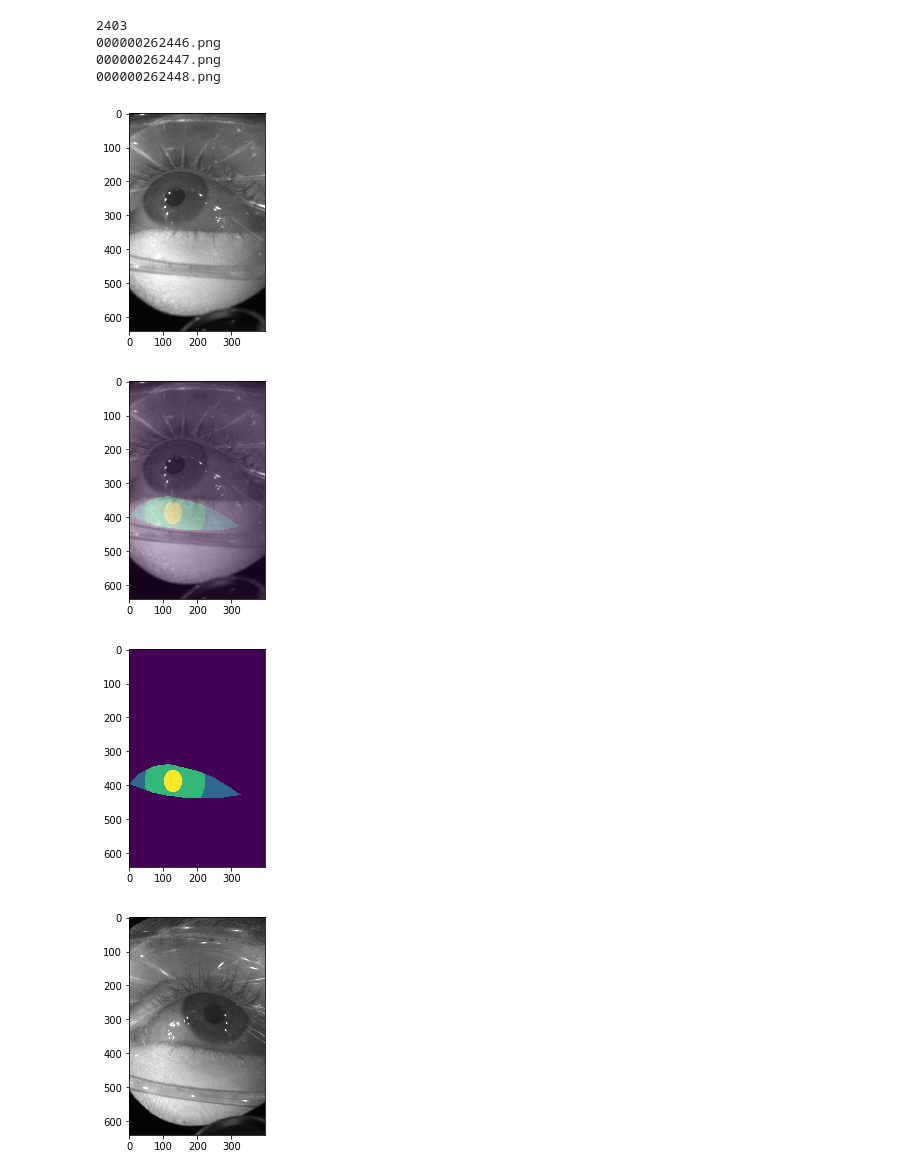
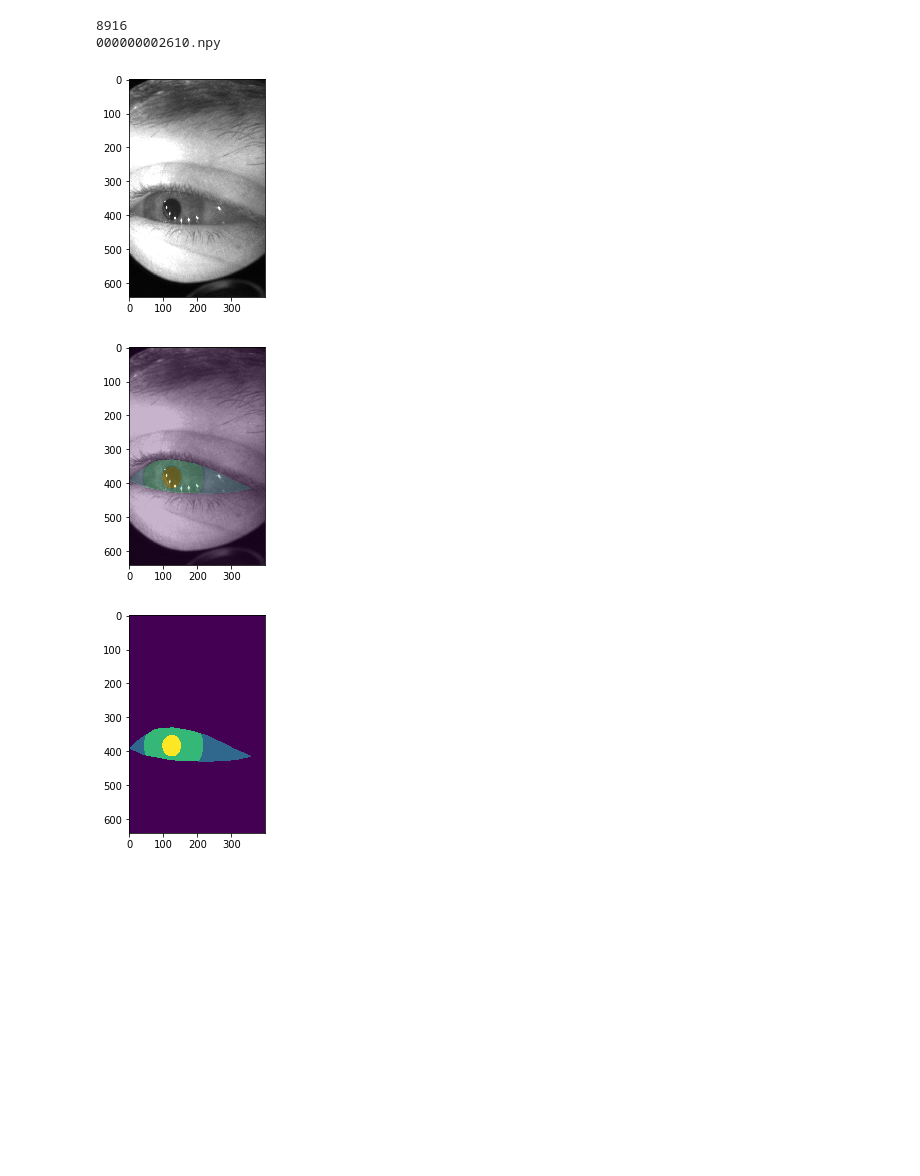
Before and after one commit to jonathanjmak/cs271proj, a Jupyter notebook: CS271 Project.ipynb, the cells around one changed output. Cells and saved outputs as stored; diff of their text form; code cells hidden in the pictures; blank space fills up the shorter version.

Commit message:
adding some initial commits, with some errors in train

```diff
--- a/CS271 Project.ipynb
+++ b/CS271 Project.ipynb
@@ -27,39 +26,34 @@ TEST_LABELS_DIR = DATASET_DIR + '/test/labels'
 # %%
-train_images_dir = DATASET_DIR + '/train/images'
-train_labels_dir = DATASET_DIR + '/train/labels'
+assert (len(os.listdir(TRAIN_IMAGE_DIR)) == len(os.listdir(TRAIN_LABELS_DIR))) # 8916
 
-assert (len(os.listdir(train_images)) == len(os.listdir(train_labels))) # 8916
-
-images = sorted(os.listdir(train_images))
-labels = sorted(os.listdir(train_labels))
+images = sorted(os.listdir(TRAIN_IMAGE_DIR))
+labels = sorted(os.listdir(TRAIN_LABELS_DIR))
 print(len(images))
 
-count = 0
+# count = 0
 for i in range(len(images)):
-    print(images[i])
     print(labels[i])
-    image = load_img(train_images+'/'+images[i])
-    label = np.load(train_labels+'/'+labels[i])
+    image = load_img(TRAIN_IMAGE_DIR+'/'+images[i])
+
+    label = np.load(TRAIN_LABELS_DIR+'/'+labels[i])
     plt.figure()
     plt.imshow(image)
     plt.savefig('/home/jjonathanmak/cs271proj/image1.png')
     plt.figure()
 
     plt.imshow(image)
     plt.imshow(label, alpha=0.3)
 
     plt.figure()
 
     plt.imshow(label)
     plt.savefig('/home/jjonathanmak/cs271proj/label1.png')
-    count += 1
-    if count == 3: break
+    break
+#     count += 1
+#     if count == 3: break
 # %% [output]
-2403
-000000262446.png
-000000262447.png
-000000262448.png
+8916
+000000002610.npy
-[figure, old version]
+[figure, new version]
-[figure, old version]
+[figure, new version]
-[figure, old version]
+[figure, new version]
-[figure, removed]
```
Also changed, not shown: parts of 5 cells of this notebook, 3 other files.
